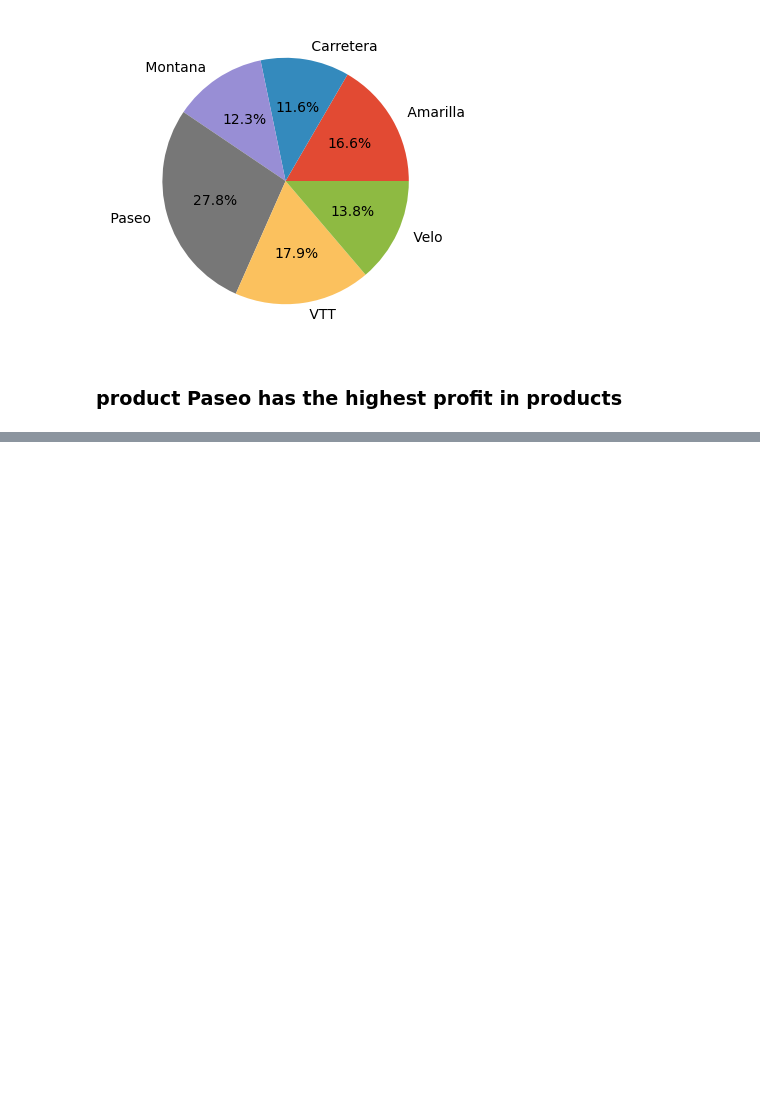
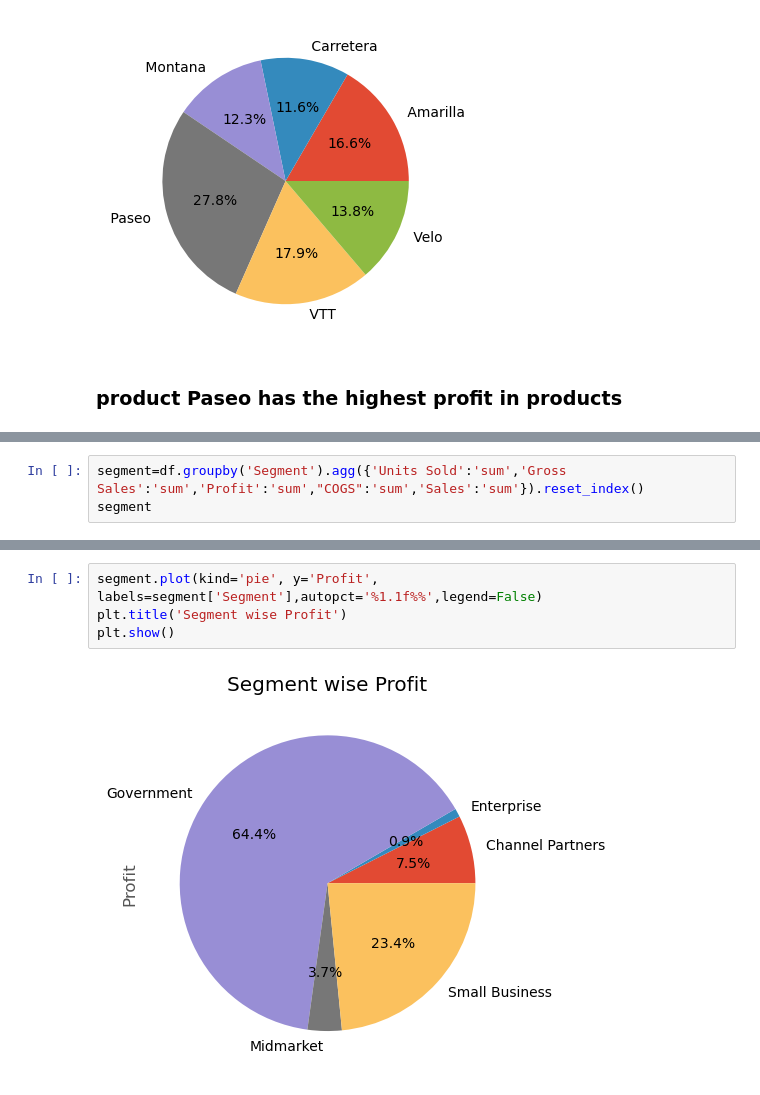
Before and after one commit to mominj10/financialanalysis, a Jupyter notebook: CompanyFinancials.ipynb, the cells around one changed output, grey strips where cells are left out. Saved outputs shown, nothing was run; the diff lists cells and outputs as text; blank space fills up the shorter version.

```diff
--- a/CompanyFinancials.ipynb
+++ b/CompanyFinancials.ipynb
@@ -383,0 +359,3 @@ plt.show()
+# %%
+segment=df.groupby('Segment').agg({'Units Sold':'sum','Gross Sales':'sum','Profit':'sum',"COGS":'sum','Sales':'sum'}).reset_index()
+segment
@@ -383,0 +369,6 @@ plt.show()
+# %%
+segment.plot(kind='pie', y='Profit', labels=segment['Segment'],autopct='%1.1f%%',legend=False)
+plt.title('Segment wise Profit')
+plt.show()
+# %% [output]
+[figure, added]
```
Also changed, not shown: parts of 17 cells of this notebook.
